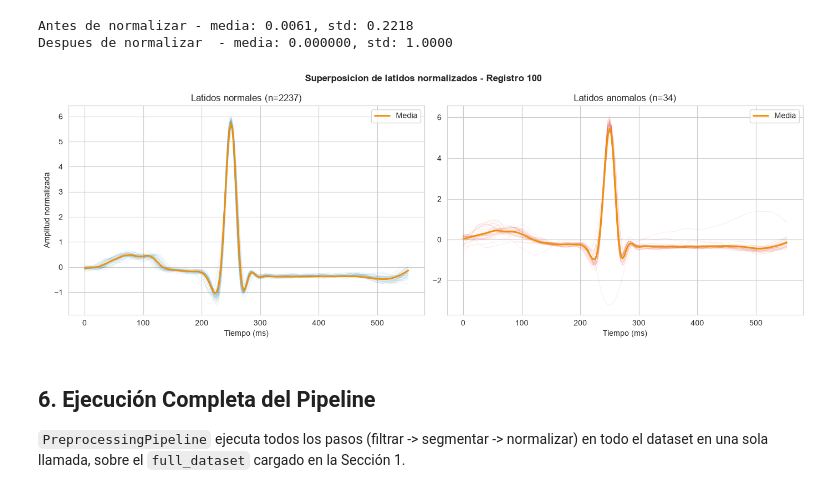
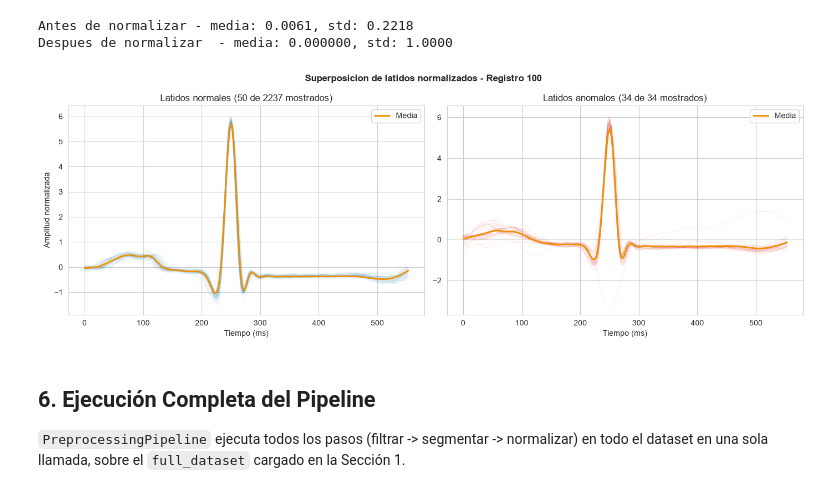
Before and after one commit to JDGarcia25/tfp-cardio-tesis, a Jupyter notebook: notebooks/02_preprocessing.ipynb, the cells around one changed output. Saved outputs shown, nothing was run; the diff lists cells and outputs as text; code cells hidden in the pictures.

```diff
--- a/notebooks/02_preprocessing.ipynb
+++ b/notebooks/02_preprocessing.ipynb
@@ -445,34 +445,34 @@ Despues de normalizar  - media: 0.000000, std: 1.0000
 # %%
 # Superposicion de latidos normalizados: normal vs anomalo
 labels = record.binary_labels[valid_idx]
 normal_mask = labels == 0
 anomaly_mask = labels == 1
 
 fig, axes = plt.subplots(1, 2, figsize=(14, 5))
 
-# Normal beats overlay
+# Superposicion de latidos normales
 for i in np.where(normal_mask)[0][:50]:
     axes[0].plot(t_ms, normalized[i], alpha=0.1, color="#2E86AB", linewidth=0.5)
 axes[0].plot(t_ms, normalized[normal_mask].mean(axis=0), color="#F18F01", linewidth=2, label="Media")
-axes[0].set_title(f"Latidos normales (n={int(normal_mask.sum())})")
+axes[0].set_title(f"Latidos normales ({min(50, int(normal_mask.sum()))} de {int(normal_mask.sum())} mostrados)")
 axes[0].set_xlabel("Tiempo (ms)")
 axes[0].set_ylabel("Amplitud normalizada")
 axes[0].legend()
 
-# Anomalous beats overlay
+# Superposicion de latidos anomalos
 if anomaly_mask.sum() > 0:
     for i in np.where(anomaly_mask)[0][:50]:
         axes[1].plot(t_ms, normalized[i], alpha=0.15, color="#E74C3C", linewidth=0.5)
     axes[1].plot(t_ms, normalized[anomaly_mask].mean(axis=0), color="#F18F01", linewidth=2, label="Media")
-axes[1].set_title(f"Latidos anomalos (n={int(anomaly_mask.sum())})")
+axes[1].set_title(f"Latidos anomalos ({min(50, int(anomaly_mask.sum()))} de {int(anomaly_mask.sum())} mostrados)")
 axes[1].set_xlabel("Tiempo (ms)")
 axes[1].legend()
 
 plt.suptitle(f"Superposicion de latidos normalizados - Registro {record.record_id}", fontweight="bold")
 plt.tight_layout()
 plt.show()
 # %% [output]
-[figure, old version]
+[figure, new version]
 # %% [markdown]
 ## 6. Ejecución Completa del Pipeline
 
```
Also changed, not shown: parts of 3 cells of this notebook, 11 other files.
